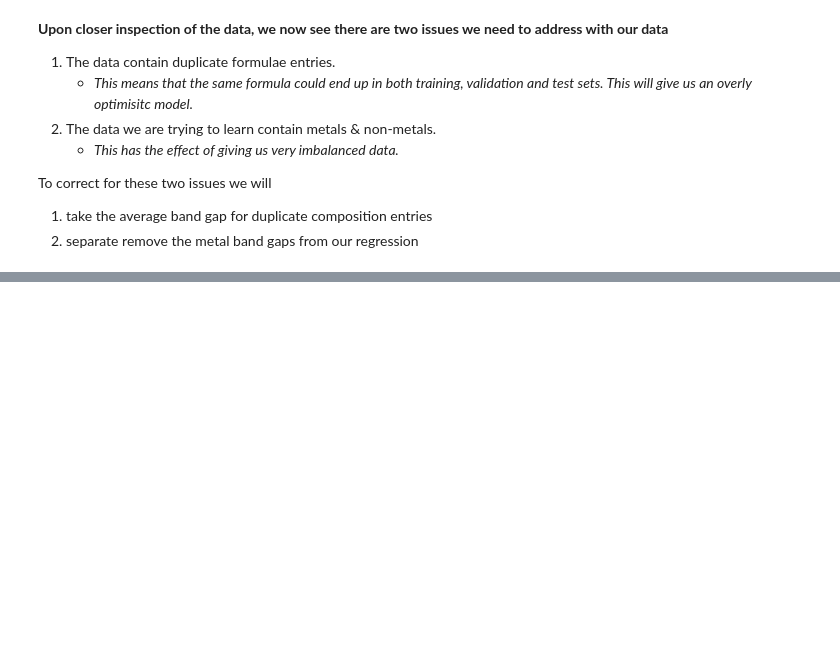
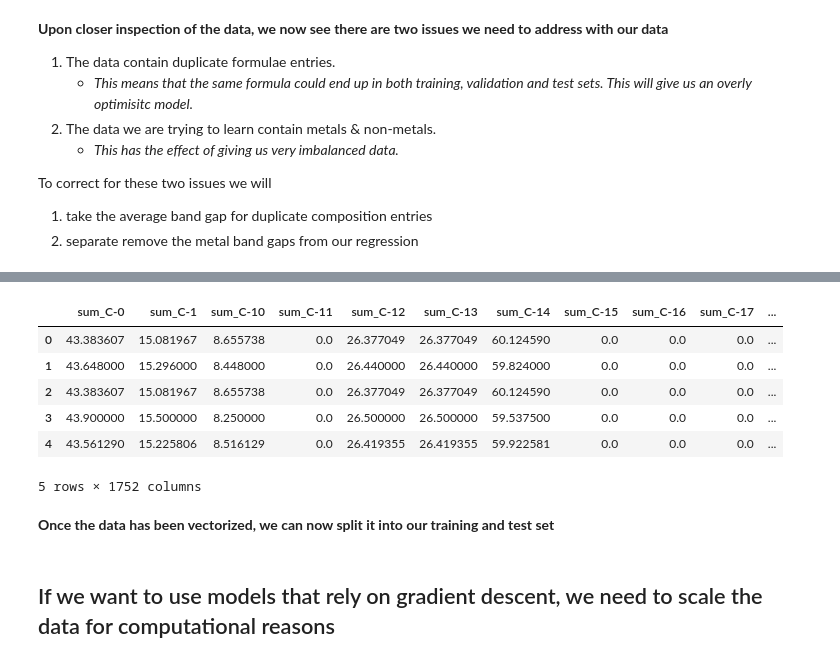
Before and after one commit to Kaaiian/UCSB_sklearn_workshop, a Jupyter notebook: band_gap_second_pass.ipynb, the cells around one changed output, grey strips where cells are left out. Cells and saved outputs as stored; diff of their text form; code cells hidden in the pictures; blank space fills up the shorter version.

```diff
--- a/band_gap_second_pass.ipynb
+++ b/band_gap_second_pass.ipynb
@@ -102,11 +87,6 @@ To correct for these two issues we will
 # %%
-print('train size before removing metals:', df_train.shape)
-print('test size before removing metals:', df_test.shape)
-
+print('data size before removing metals:', df_band_gap.shape)
 ## separate the metal and non-metal compounds
-df_train = df_train[df_train['target'] > 0]
-df_test = df_test[df_test['target'] > 0]
-
-print('train size after removing metals:', df_train.shape)
-print('test size after removing metals:', df_test.shape)
+df_band_gap = df_band_gap[df_band_gap['target'] > 0]
+print('data size after removing metals:', df_band_gap.shape)
 # %% [output]
@@ -161,0 +116,12 @@ utils.plot_learning_curve(lr, title, X_train, y_train, ylim=(0.0, 1.01), cv=5, n
+# %%
+X.head()
+# %% [output]
+|  | sum_C-0 | sum_C-1 | sum_C-10 | sum_C-11 | sum_C-12 | sum_C-13 | sum_C-14 | sum_C-15 | sum_C-16 | sum_C-17 | ... |
+| 0 | 43.383607 | 15.081967 | 8.655738 | 0.0 | 26.377049 | 26.377049 | 60.124590 | 0.0 | 0.0 | 0.0 | ... |
+| 1 | 43.648000 | 15.296000 | 8.448000 | 0.0 | 26.440000 | 26.440000 | 59.824000 | 0.0 | 0.0 | 0.0 | ... |
+| 2 | 43.383607 | 15.081967 | 8.655738 | 0.0 | 26.377049 | 26.377049 | 60.124590 | 0.0 | 0.0 | 0.0 | ... |
+| 3 | 43.900000 | 15.500000 | 8.250000 | 0.0 | 26.500000 | 26.500000 | 59.537500 | 0.0 | 0.0 | 0.0 | ... |
+| 4 | 43.561290 | 15.225806 | 8.516129 | 0.0 | 26.419355 | 26.419355 | 59.922581 | 0.0 | 0.0 | 0.0 | ... |
+5 rows × 1752 columns
+# %% [markdown]
+**Once the data has been vectorized, we can now split it into our training and test set**
@@ -162,3 +130,5 @@ utils.plot_learning_curve(lr, title, X_train, y_train, ylim=(0.0, 1.01), cv=5, n
+# %% [markdown]
+## If we want to use models that rely on gradient descent, we need to scale the data for computational reasons
 # %%
 # we now want to process our data. We are going to use the SVR algorithm.
 # This algorithm is based on gradient descent and needs similar feature scales.
```
Also changed, not shown: parts of 56 cells of this notebook, 5 other files.
